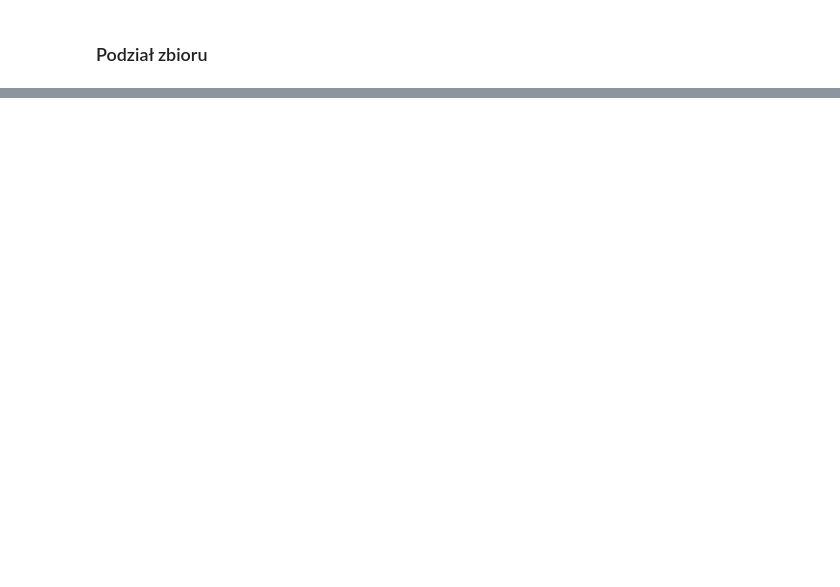
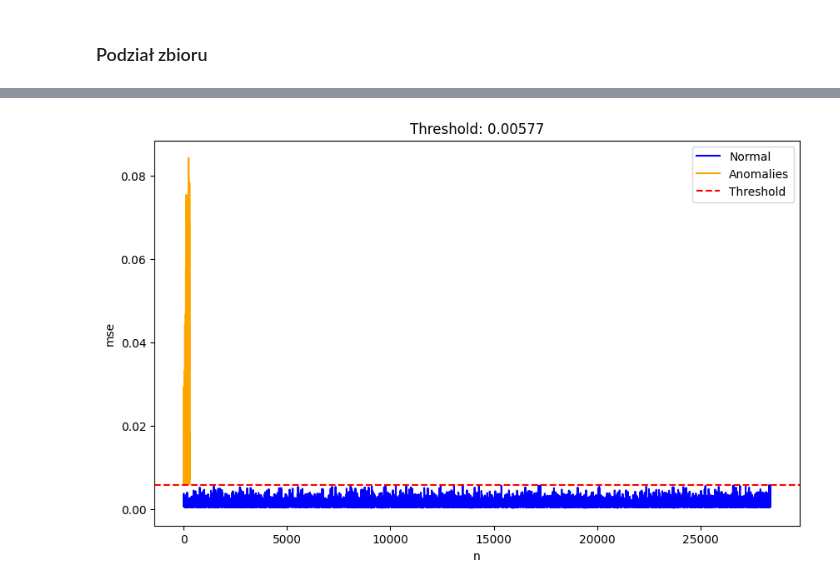
Before and after one commit to MlekoZjad/ML_2024, a Jupyter notebook: Credit fraud.ipynb, the cells around one changed output, grey strips where cells are left out. Cells and saved outputs as stored; diff of their text form; code cells hidden in the pictures; blank space fills up the shorter version.

```diff
--- a/Credit fraud.ipynb
+++ b/Credit fraud.ipynb
@@ -418,0 +516,25 @@ plt.show()
+# %%
+# Tworzenie wektora anomalii (1 jeśli błąd przekracza próg)
+anomalies = np.where(mse_class > threshold, 1, 0)
+
+# Tworzenie osobnych serii dla danych poprawnych i anomalii
+mse_normal = mse_class[anomalies == 0]
+mse_anomalies = mse_class[anomalies == 1]
+
+# Resetowanie indeksu
+anom = mse_anomalies.reset_index()
+norm = mse_normal.reset_index()
+
+plt.figure(figsize=(10, 6))
+
+plt.plot(norm.drop(['index'], axis = 1), color='blue', label='Normal')
+plt.plot(anom.drop(['index'], axis = 1), color='orange', label='Anomalies')
+
+plt.axhline(y=threshold, color='r', linestyle='--', label='Threshold')
+plt.xlabel('n')
+plt.ylabel('mse')
+plt.title(f'Threshold: {threshold.round(5)}')
+plt.legend()
+plt.show()
+# %% [output]
+[figure, added]
```
Also changed, not shown: parts of 25 cells of this notebook.
